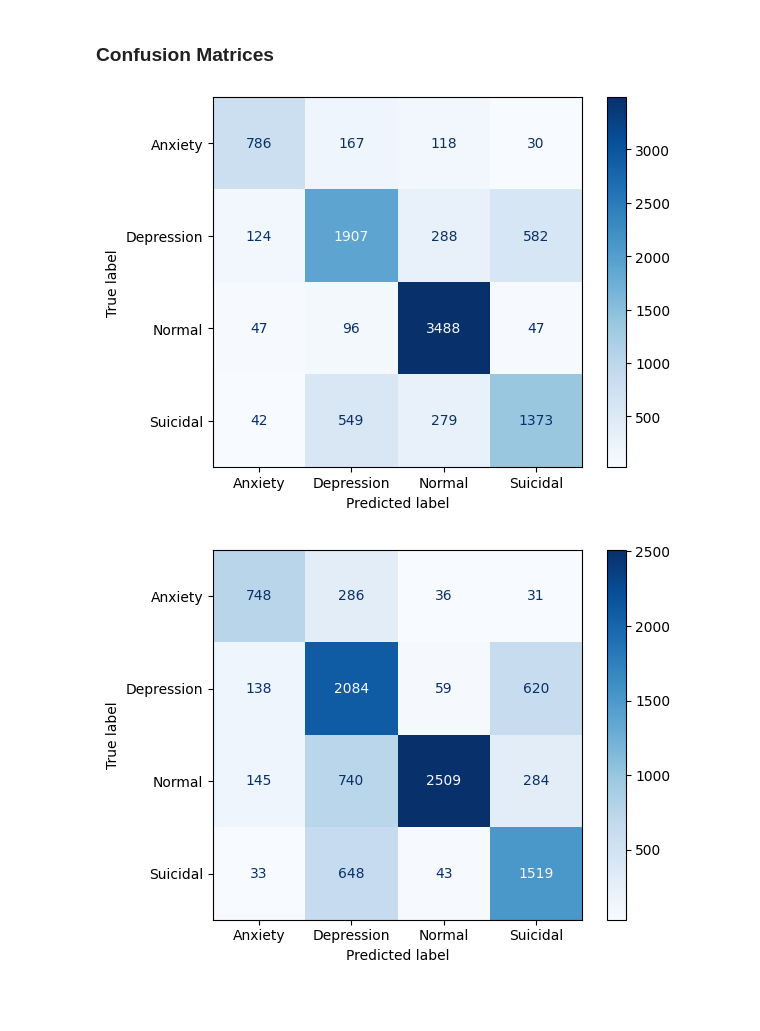
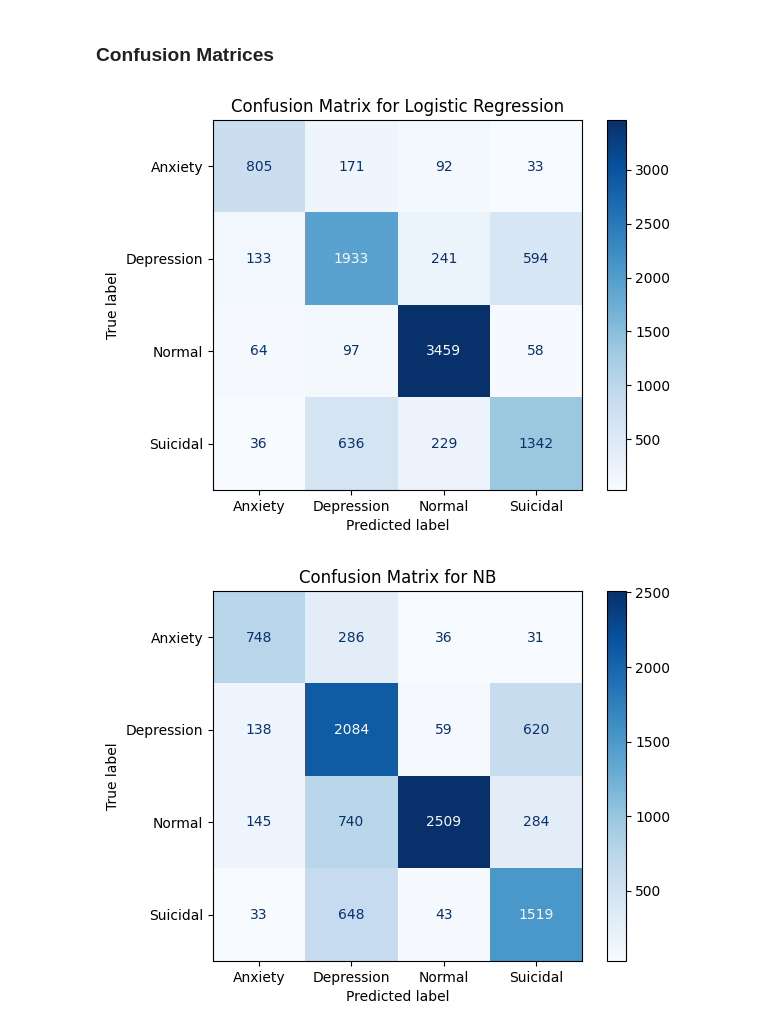
Before and after one commit to Ibrahim581/LIN_371_Project, a Jupyter notebook: Mental_Health_Analysis.ipynb, the cells around one changed output. Drawn from its saved outputs; the diff is of its cells as text; code cells hidden in the pictures; blank space fills up the shorter version.

```diff
--- a/Mental_Health_Analysis.ipynb
+++ b/Mental_Health_Analysis.ipynb
@@ -131,6 +140,7 @@ def fit_predict(X_train, X_test, y_train, y_test, vectorizer, model):
     # Model
     model.fit(X_train, y_train)
     y_pred = model.predict(X_test)
+    y_proba = model.predict_proba(X_test)
 
     # Metrics
     cm = confusion_matrix(y_test, y_pred)
@@ -142,4 +152,4 @@ def fit_predict(X_train, X_test, y_train, y_test, vectorizer, model):
     print('Precision: ', precision)
     print('Accuracy: ', accuracy)
 
-    return y_pred, cm, recall, precision, accuracy
+    return y_pred, y_proba, cm, recall, precision, accuracy
@@ -152,6 +196,7 @@ from sklearn.feature_extraction.text import CountVectorizer
 
 vect = CountVectorizer(stop_words = "english")
 # %%
-y_pred_lr, cm_lr, recall_lr, precision_lr, accuracy_lr = fit_predict(Xtrain, Xtest, ytrain, ytest, vect,
-                                                    LogisticRegression(random_state = 3, solver='liblinear'))
+model_lr = LogisticRegression(random_state = 3, solver='lbfgs')
+y_pred_lr, y_proba_lr, cm_lr, recall_lr, precision_lr, accuracy_lr = fit_predict(Xtrain, Xtest, ytrain, ytest, vect,
+                                                    model_lr)
 # %% [output]
@@ -181,17 +245,19 @@ Accuracy:  0.7781920790083644
 # %%
 # Confusion Matrix for Logistic Regression
 disp = ConfusionMatrixDisplay(confusion_matrix=cm_lr, display_labels=emotion_map)
 disp.plot(cmap=plt.cm.Blues)
+plt.title('Confusion Matrix for Logistic Regression')
 plt.show()
 # %% [output]
-[figure, old version]
+[figure, new version]
 # %%
 # Confusion Matrix for Naive Bayes
 disp = ConfusionMatrixDisplay(confusion_matrix=cm_nb, display_labels=emotion_map)
 disp.plot(cmap=plt.cm.Blues)
+plt.title('Confusion Matrix for NB')
 plt.show()
 # %% [output]
-[figure, old version]
+[figure, new version]
 # %%
 # Confusion Matrix for XGBoost
 disp = ConfusionMatrixDisplay(confusion_matrix=cm_xgb, display_labels=emotion_map)
```
Also changed, not shown: parts of 19 cells of this notebook.
